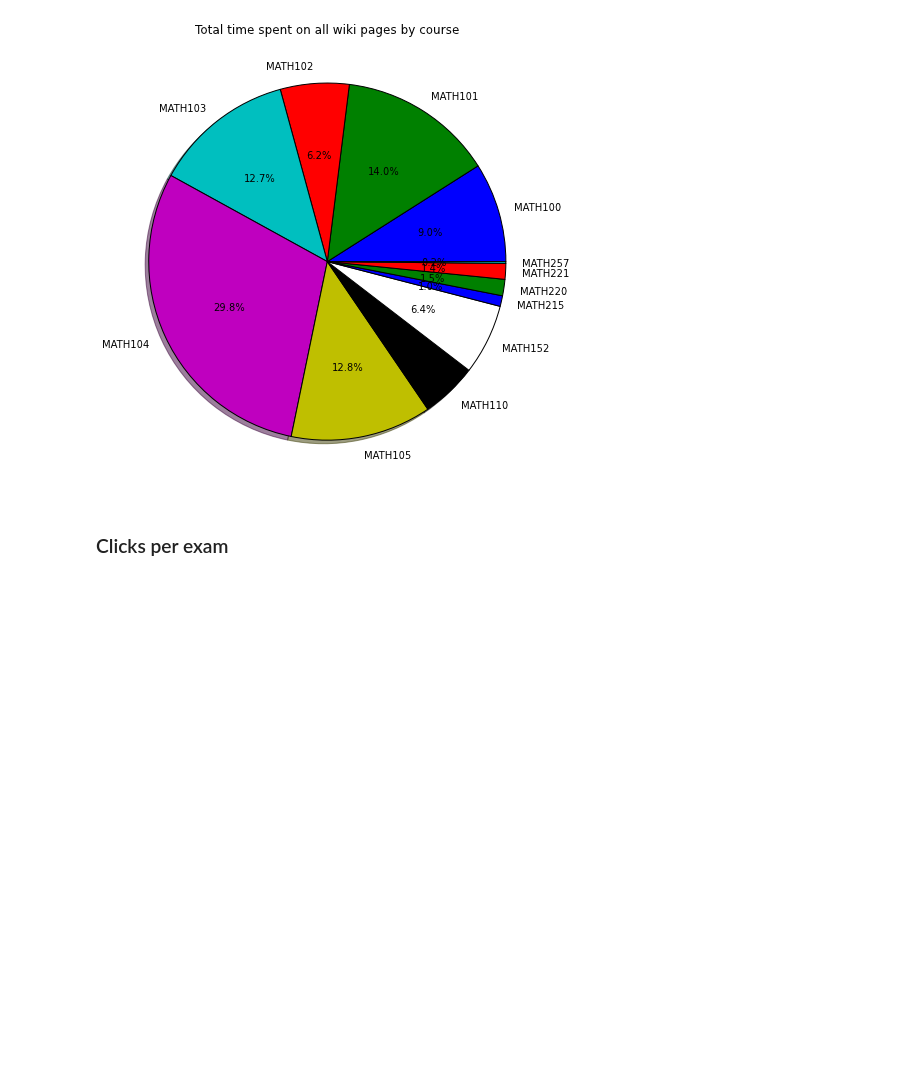
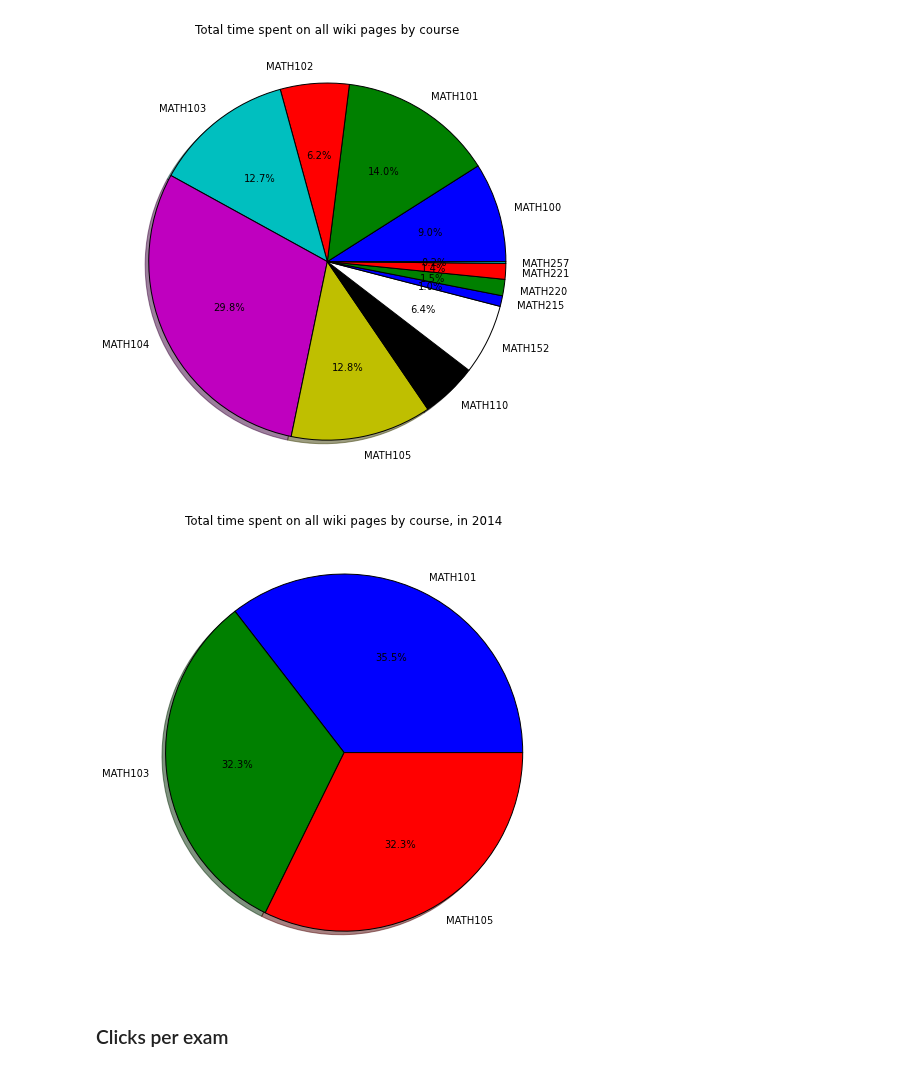
Before and after one commit to MathEducationResources/google-analytics, a Jupyter notebook: mer_py_google_analytics.ipynb, the cells around one changed output. Saved outputs shown, nothing was run; the diff lists cells and outputs as text; code cells hidden in the pictures; blank space fills up the shorter version.

```diff
--- a/mer_py_google_analytics.ipynb
+++ b/mer_py_google_analytics.ipynb
@@ -116,6 +118,29 @@ plt.savefig('total_time_per_course.png')
 plt.show()
 # %% [output]
 [figure]
+# %%
+labels = []
+total_time = np.zeros(len(list_courses(current_term_dict)))
+for num,course in enumerate(list_courses(current_term_dict)):
+    labels.append(course)
+    try:
+        total_time[num] = current_term_dict[course]['visit_duration']
+    except:
+        pass
+    for exam in list_exams(current_term_dict,course):
+        try:
+            total_time[num] += current_term_dict[course][exam]['visit_duration']
+        except:
+            pass
+        for question in list_questions(current_term_dict,course,exam):
+            total_time[num] += current_term_dict[course][exam][question]['visit_duration']
+plt.figure(figsize(8,8))
+plt.pie(total_time, labels = labels, shadow = True, autopct = '%.1f%%', )
+plt.title('Total time spent on all wiki pages by course, in 2014')
+plt.savefig('total_time_per_course_2014.png')
+plt.show()
+# %% [output]
+[figure, added]
 # %% [markdown]
 ### Clicks per exam
 # %% [markdown]
```
Also changed, not shown: parts of 5 cells of this notebook.
